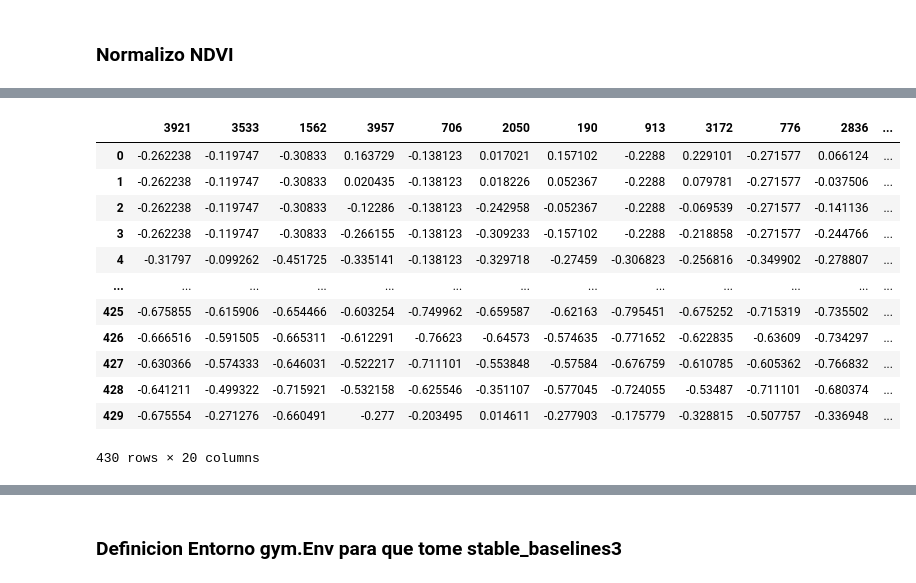
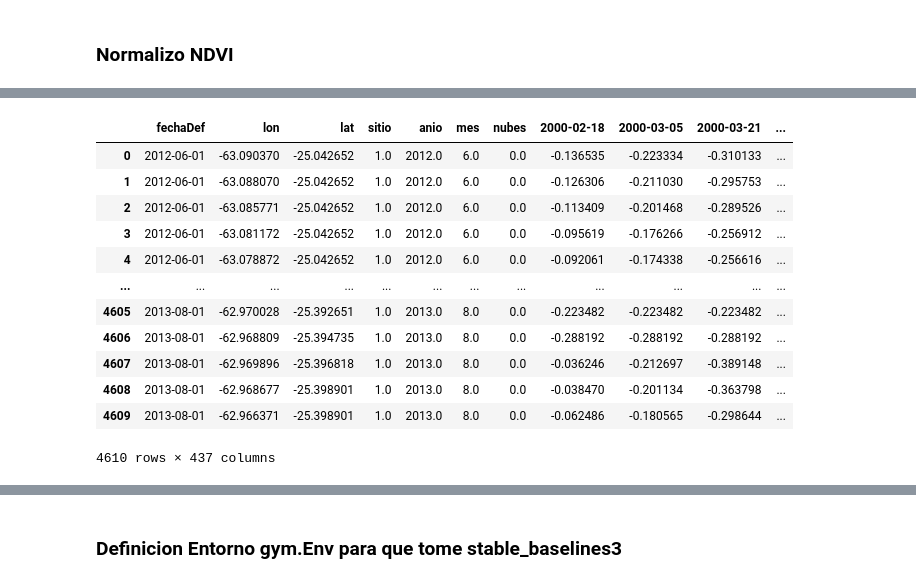
Before and after one commit to verderis/TSRL, a Jupyter notebook: RL-NDVI-semiSupervisado.ipynb, the cells around one changed output, grey strips where cells are left out. Cells and saved outputs as stored; diff of their text form; code cells hidden in the pictures.

```diff
--- a/RL-NDVI-semiSupervisado.ipynb
+++ b/RL-NDVI-semiSupervisado.ipynb
@@ -78,4 +94,4 @@ df['fechaDef'] = pd.to_datetime({
 col = df.pop('fechaDef')
 df.insert(1, 'fechaDef', col)
 # %%
-df
+df.drop(columns=['Unnamed: 0'], inplace=True)
@@ -122,30 +149,31 @@ for pixel in testPixel:
 # %%
 # === CELL 3: Preprocesamiento y split ===
 # Normalización [-1,1]
-ndvi = df2.iloc[:,1:].values
+ndvi = df.iloc[:, ndviDataStart-1:].values #df2.iloc[:,1:].values
 minv, maxv = ndvi.min(), ndvi.max()
 def normalize(x): return 2*(x - minv)/(maxv - minv) - 1
 def denormalize(z): return ((z+1)/2*(maxv - minv)) + minv
 
 # df['ndvi_norm'] = normalize(ndvi)
-ndvi_norm = df2.iloc[:,1:].apply(normalize)
+# ndvi_norm = df.iloc[:, ndviDataStart-1:].apply(normalize)
+df.iloc[:, ndviDataStart-1:] = df.iloc[:, ndviDataStart-1:].apply(normalize)
 # %%
 # mask = (fechas.year == deforestationDate.year) & (fechas.month == deforestationDate.month)
 # deforestationDate = np.where(mask)[0][0]
 # train_df = ndvi_norm.iloc[:deforestationDate].reset_index(drop=True)
 # test_df = ndvi_norm.iloc[deforestationDate:].reset_index(drop=True)
-ndvi_norm
+df
 # %% [output]
-|  | 3921 | 3533 | 1562 | 3957 | 706 | 2050 | 190 | 913 | 3172 | 776 | 2836 | ... |
-| 0 | -0.262238 | -0.119747 | -0.30833 | 0.163729 | -0.138123 | 0.017021 | 0.157102 | -0.2288 | 0.229101 | -0.271577 | 0.066124 | ... |
-| 1 | -0.262238 | -0.119747 | -0.30833 | 0.020435 | -0.138123 | 0.018226 | 0.052367 | -0.2288 | 0.079781 | -0.271577 | -0.037506 | ... |
-| 2 | -0.262238 | -0.119747 | -0.30833 | -0.12286 | -0.138123 | -0.242958 | -0.052367 | -0.2288 | -0.069539 | -0.271577 | -0.141136 | ... |
-| 3 | -0.262238 | -0.119747 | -0.30833 | -0.266155 | -0.138123 | -0.309233 | -0.157102 | -0.2288 | -0.218858 | -0.271577 | -0.244766 | ... |
-| 4 | -0.31797 | -0.099262 | -0.451725 | -0.335141 | -0.138123 | -0.329718 | -0.27459 | -0.306823 | -0.256816 | -0.349902 | -0.278807 | ... |
-| ... | ... | ... | ... | ... | ... | ... | ... | ... | ... | ... | ... | ... |
-| 425 | -0.675855 | -0.615906 | -0.654466 | -0.603254 | -0.749962 | -0.659587 | -0.62163 | -0.795451 | -0.675252 | -0.715319 | -0.735502 | ... |
-| 426 | -0.666516 | -0.591505 | -0.665311 | -0.612291 | -0.76623 | -0.64573 | -0.574635 | -0.771652 | -0.622835 | -0.63609 | -0.734297 | ... |
-| 427 | -0.630366 | -0.574333 | -0.646031 | -0.522217 | -0.711101 | -0.553848 | -0.57584 | -0.676759 | -0.610785 | -0.605362 | -0.766832 | ... |
-| 428 | -0.641211 | -0.499322 | -0.715921 | -0.532158 | -0.625546 | -0.351107 | -0.577045 | -0.724055 | -0.53487 | -0.711101 | -0.680374 | ... |
-| 429 | -0.675554 | -0.271276 | -0.660491 | -0.277 | -0.203495 | 0.014611 | -0.277903 | -0.175779 | -0.328815 | -0.507757 | -0.336948 | ... |
+|  | fechaDef | lon | lat | sitio | anio | mes | nubes | 2000-02-18 | 2000-03-05 | 2000-03-21 | ... |
+| 0 | 2012-06-01 | -63.090370 | -25.042652 | 1.0 | 2012.0 | 6.0 | 0.0 | -0.136535 | -0.223334 | -0.310133 | ... |
+| 1 | 2012-06-01 | -63.088070 | -25.042652 | 1.0 | 2012.0 | 6.0 | 0.0 | -0.126306 | -0.211030 | -0.295753 | ... |
+| 2 | 2012-06-01 | -63.085771 | -25.042652 | 1.0 | 2012.0 | 6.0 | 0.0 | -0.113409 | -0.201468 | -0.289526 | ... |
+| 3 | 2012-06-01 | -63.081172 | -25.042652 | 1.0 | 2012.0 | 6.0 | 0.0 | -0.095619 | -0.176266 | -0.256912 | ... |
+| 4 | 2012-06-01 | -63.078872 | -25.042652 | 1.0 | 2012.0 | 6.0 | 0.0 | -0.092061 | -0.174338 | -0.256616 | ... |
+| ... | ... | ... | ... | ... | ... | ... | ... | ... | ... | ... | ... |
+| 4605 | 2013-08-01 | -62.970028 | -25.392651 | 1.0 | 2013.0 | 8.0 | 0.0 | -0.223482 | -0.223482 | -0.223482 | ... |
+| 4606 | 2013-08-01 | -62.968809 | -25.394735 | 1.0 | 2013.0 | 8.0 | 0.0 | -0.288192 | -0.288192 | -0.288192 | ... |
+| 4607 | 2013-08-01 | -62.969896 | -25.396818 | 1.0 | 2013.0 | 8.0 | 0.0 | -0.036246 | -0.212697 | -0.389148 | ... |
+| 4608 | 2013-08-01 | -62.968677 | -25.398901 | 1.0 | 2013.0 | 8.0 | 0.0 | -0.038470 | -0.201134 | -0.363798 | ... |
+| 4609 | 2013-08-01 | -62.966371 | -25.398901 | 1.0 | 2013.0 | 8.0 | 0.0 | -0.062486 | -0.180565 | -0.298644 | ... |
-430 rows × 20 columns
+4610 rows × 437 columns
```
Also changed, not shown: parts of 42 cells of this notebook, 1 other file.
